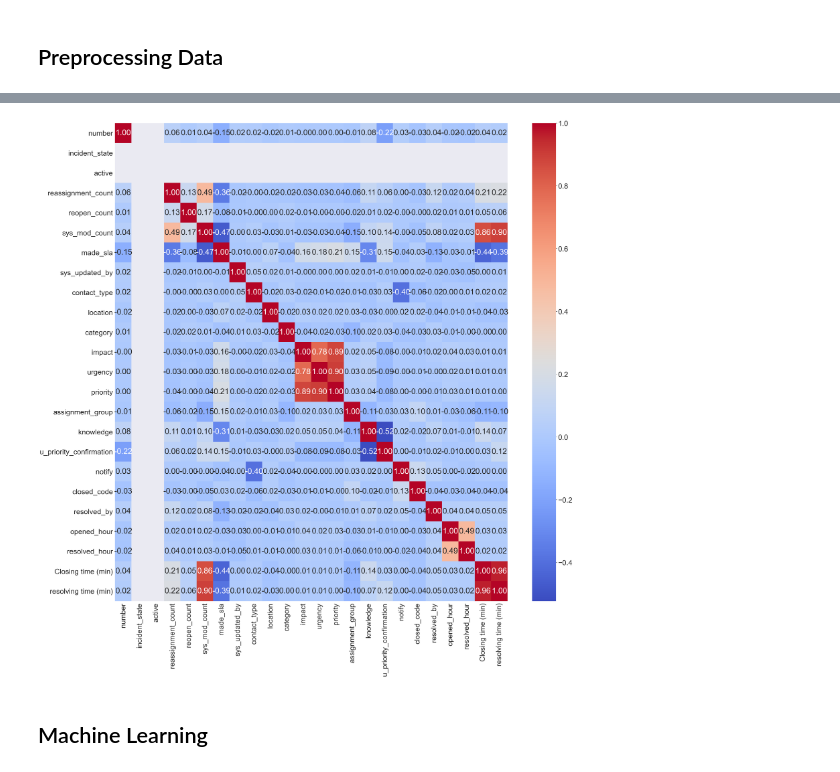
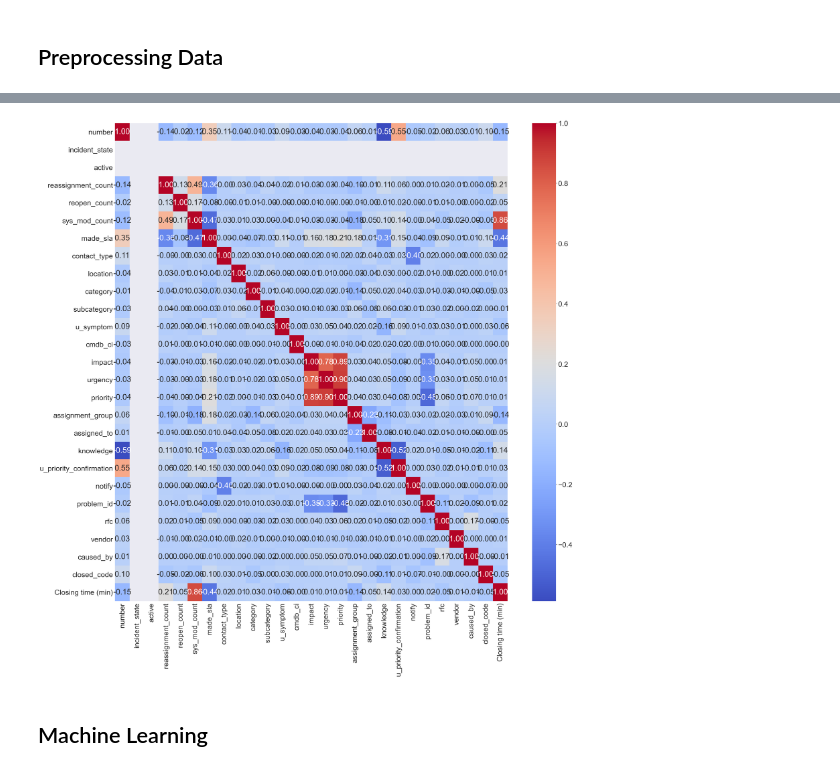
Before and after one commit to RahulKG7/Springboard_for_rahul, a Jupyter notebook: Capstone_projet1/Capstone_project_beta.ipynb, the cells around one changed output, grey strips where cells are left out. Saved outputs shown, nothing was run; the diff lists cells and outputs as text; code cells hidden in the pictures.

```diff
--- a/Capstone_projet1/Capstone_project_beta.ipynb
+++ b/Capstone_projet1/Capstone_project_beta.ipynb
@@ -69,0 +94,3 @@ inc_eventdf.number.nunique()
+# %%
+remove = ['caller_id','opened_by','sys_created_by','sys_created_at','sys_updated_by','resolved_by','time_tillnow']
+inc_eventdf = inc_eventdf.drop(remove,axis=1)
@@ -75,5 +106,6 @@ inc_eventdf.number.nunique()
 
 inc_closed = inc_eventdf.loc[inc_eventdf['incident_state'] == 'Closed', :].copy()
 inc_closed.drop_duplicates(subset = 'number',keep='last',inplace = True)
+inc_closed = inc_closed.drop(['time_elapsed'],axis=1)
 inc_closed.reset_index(inplace = True)
 inc_closed.drop(['index'], axis=1,inplace = True)
@@ -159,6 +217,13 @@ def ecdf(data):
 # %% [markdown]
 ### Distribution of number of tickets opened every hour of the day.
 # %%
+def ecdf(data):
+    n= len(data)
+    x = np.sort(data)
+    y = np.arange(1,n+1) /n
+
+    return x,y
+
 def ecdf_plot(colname):
     for i,j in enumerate(colname):
         plt.subplot(2,2,i+1)
@@ -167,3 +232,12 @@ def ecdf_plot(colname):
         plt.xlabel((j),fontsize=35)
         plt.ylabel("ECDF",fontsize=35)
         plt.margins(0.2)
+
+
+inc_closed['opened_hour']= inc_closed.opened_at.dt.hour
+inc_closed['resolved_hour']= inc_closed.resolved_at.dt.hour
+
+colname =['opened_hour','resolved_hour']
+ecdf_plot(colname)
+
+inc_closed = inc_closed.drop(['opened_hour','resolved_hour','opened_at','resolved_at'],axis=1)
@@ -179,16 +247,3 @@ ecdf_plot(colname)
 As, seen in  first plot for opened_hour you can see that most of the ticket's almost 80% of it was opened after 1000hrs(10 AM) in the morning.
 
 its similar in case of resolved_hours , most of the tickets are resolved after 10
-# %%
-inc_closed['days_closed_at'] = ((inc_closed['closed_at'] - inc_closed['opened_at'])).dt.days
-inc_closed['seconds_closed_at'] = ((inc_closed['closed_at'] - inc_closed['opened_at'])).dt.seconds
-
-inc_closed['Closing time (min)'] = ((inc_closed['days_closed_at']*24*60))+(inc_closed['seconds_closed_at']/60)
-inc_closed['Closing time (min)'] = inc_closed['Closing time (min)'].astype('int64')
-
-
-inc_closed['days_resolved_at'] = ((inc_closed['resolved_at'] - inc_closed['opened_at'])).dt.days
-inc_closed['seconds_resolved_at'] = ((inc_closed['resolved_at'] - inc_closed['opened_at'])).dt.seconds
-
-inc_closed['resolving time (min)'] = ((inc_closed['days_resolved_at']*24*60))+(inc_closed['seconds_resolved_at']/60)
-inc_closed['resolving time (min)'] = inc_closed['resolving time (min)'].astype('int64')
@@ -216,8 +305,7 @@ for i,j in enumerate(column_name):
 # %%
-
-g = sns.heatmap(inc_closed1.corr(),annot=True,fmt = ".2f", cmap = "coolwarm")
+g = sns.heatmap(inc_closed.corr(),annot=True,fmt = ".2f", cmap = "coolwarm")
 fig=plt.gcf()
 fig.set_size_inches(40,40)
 plt.show()
 # %% [output]
-[figure, old version]
+[figure, new version]
```
Also changed, not shown: parts of 59 cells of this notebook.
